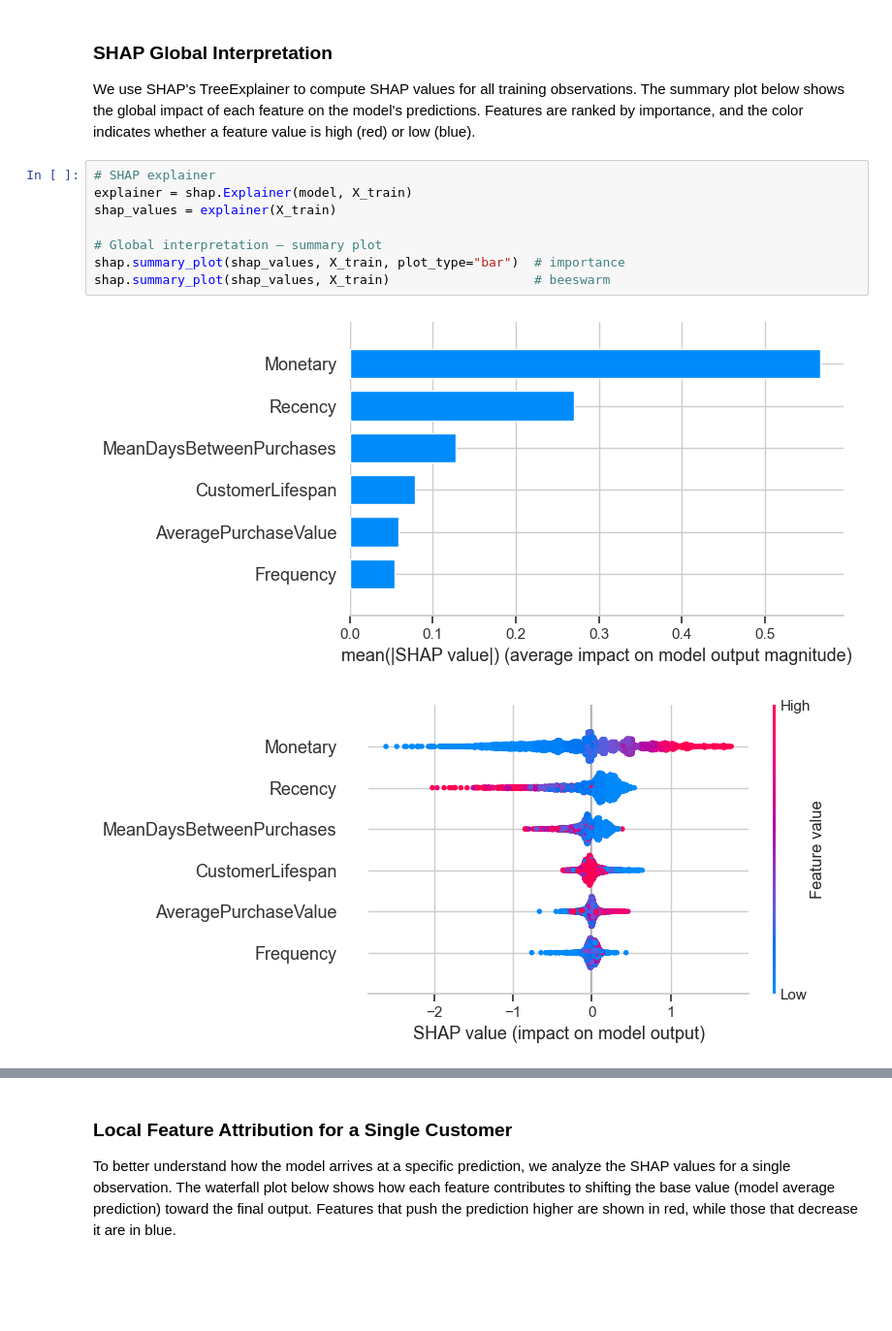
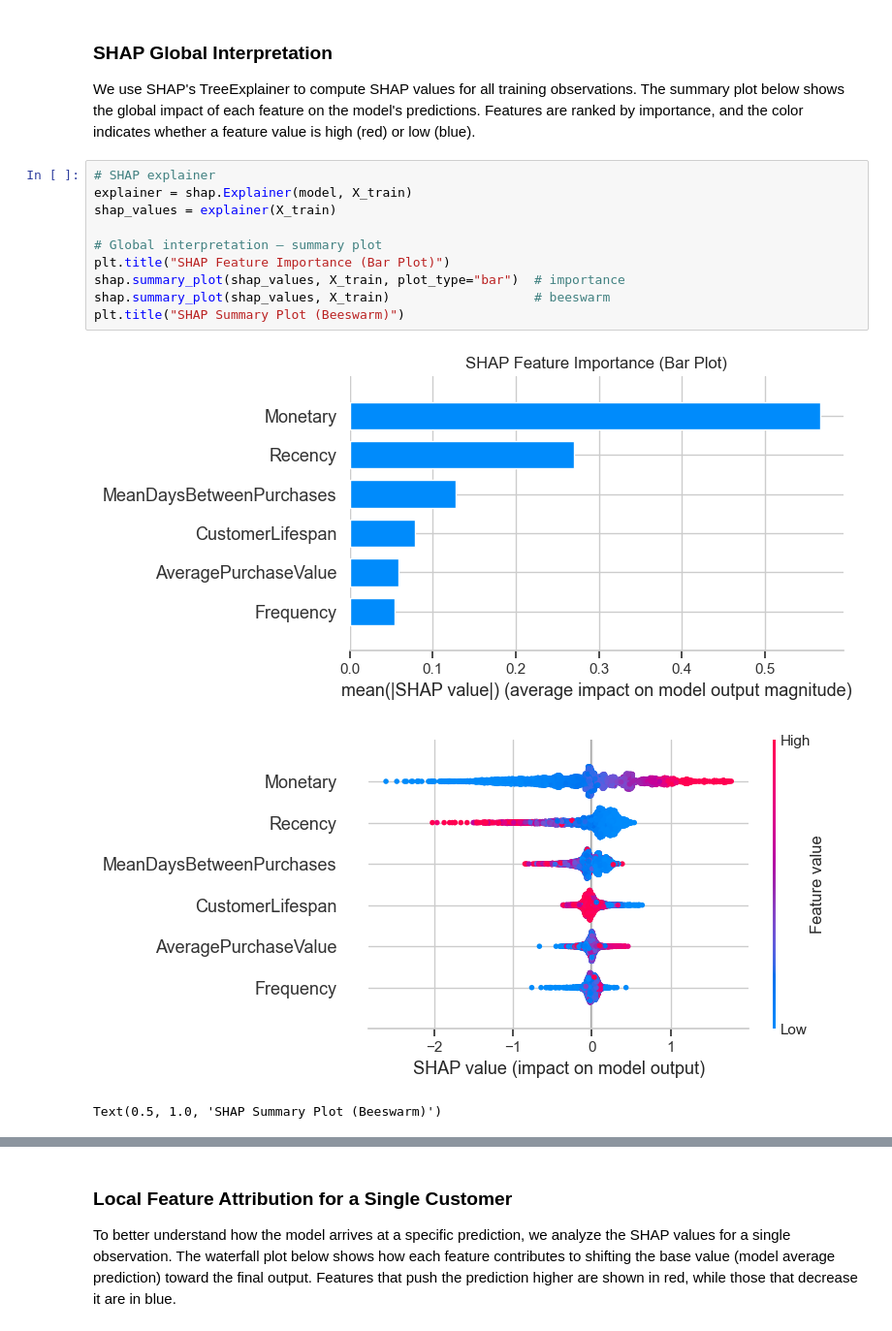
Before and after one commit to IvanOsipovDS/clv_prediction_project, a Jupyter notebook: notebooks/3_interpretation.ipynb, the cells around one changed output, grey strips where cells are left out. Shown: that part at 97% size. Saved outputs shown, nothing was run; the diff lists cells and outputs as text; blank space fills up the shorter version.

```diff
--- a/notebooks/3_interpretation.ipynb
+++ b/notebooks/3_interpretation.ipynb
@@ -57,11 +57,14 @@ We use SHAP's TreeExplainer to compute SHAP values for all training observations
 # %%
 # SHAP explainer
 explainer = shap.Explainer(model, X_train)
 shap_values = explainer(X_train)
 
 # Global interpretation — summary plot
+plt.title("SHAP Feature Importance (Bar Plot)")
 shap.summary_plot(shap_values, X_train, plot_type="bar")  # importance
 shap.summary_plot(shap_values, X_train)                   # beeswarm
+plt.title("SHAP Summary Plot (Beeswarm)")
 # %% [output]
-[figure, old version]
+[figure, new version]
-[figure, old version]
+[figure, new version]
+Text(0.5, 1.0, 'SHAP Summary Plot (Beeswarm)')
```
Also changed, not shown: parts of 1 cell of this notebook.
